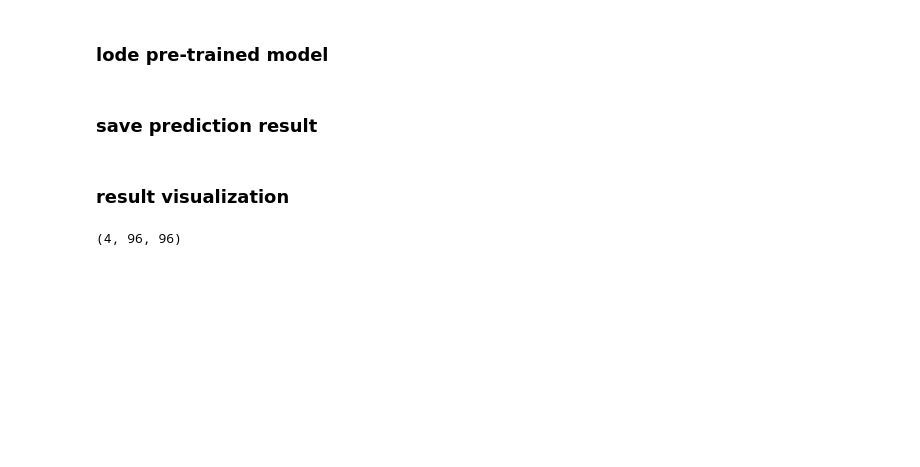
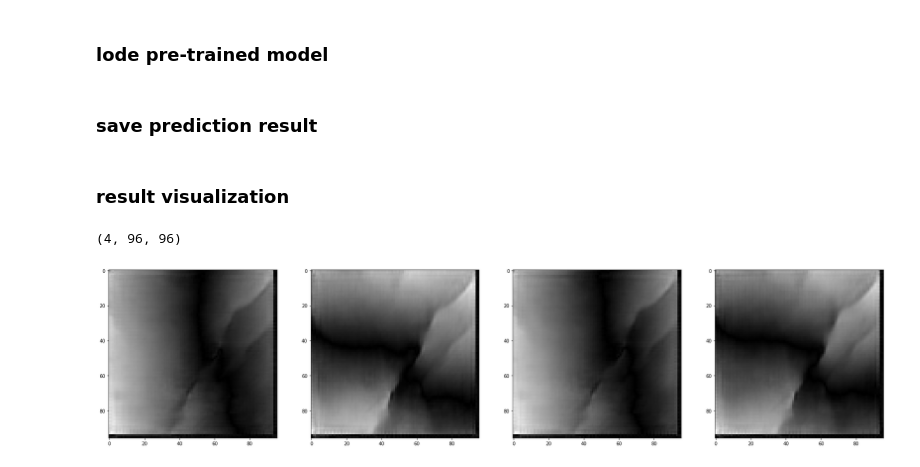
Before and after one commit to happyjin/mice, a Jupyter notebook: downsample_version/analysis_test_model.ipynb, the cells around one changed output. Saved outputs shown, nothing was run; the diff lists cells and outputs as text; code cells hidden in the pictures; blank space fills up the shorter version.

```diff
--- a/downsample_version/analysis_test_model.ipynb
+++ b/downsample_version/analysis_test_model.ipynb
@@ -62,3 +62,12 @@ dd.io.save('./model/prediction_result_1000.h5', result_array)
 result_array.shape
 # %% [output]
 (4, 96, 96)
+# %%
+fig, ax = plt.subplots(nrows=1, ncols=4, figsize=(30, 15))
+for i in range(4):
+    plt.subplot(2, 4, i+1)
+    if i <= 3:
+        plt.imshow(np.abs(result_array[i%4]), cmap='gray')
+plt.show()
+# %% [output]
+[figure, added]
```
Also changed, not shown: parts of 10 cells of this notebook, 2 other files.
